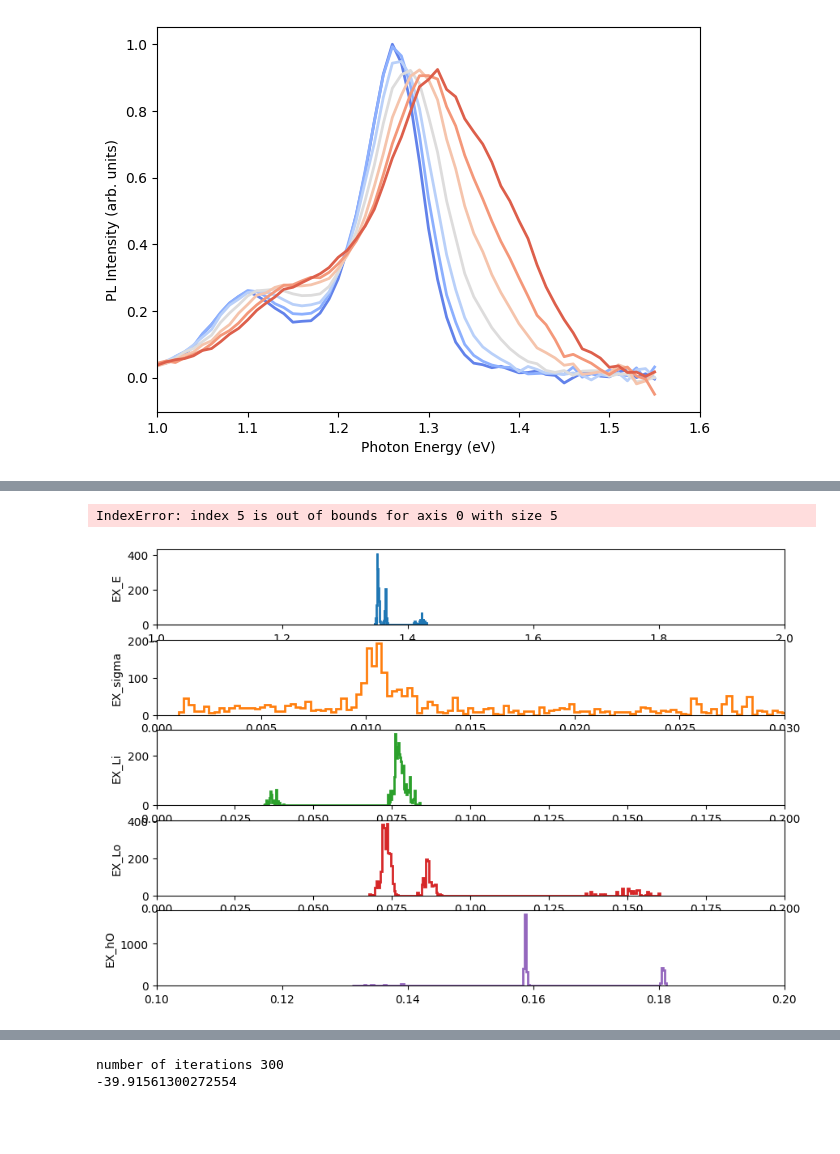
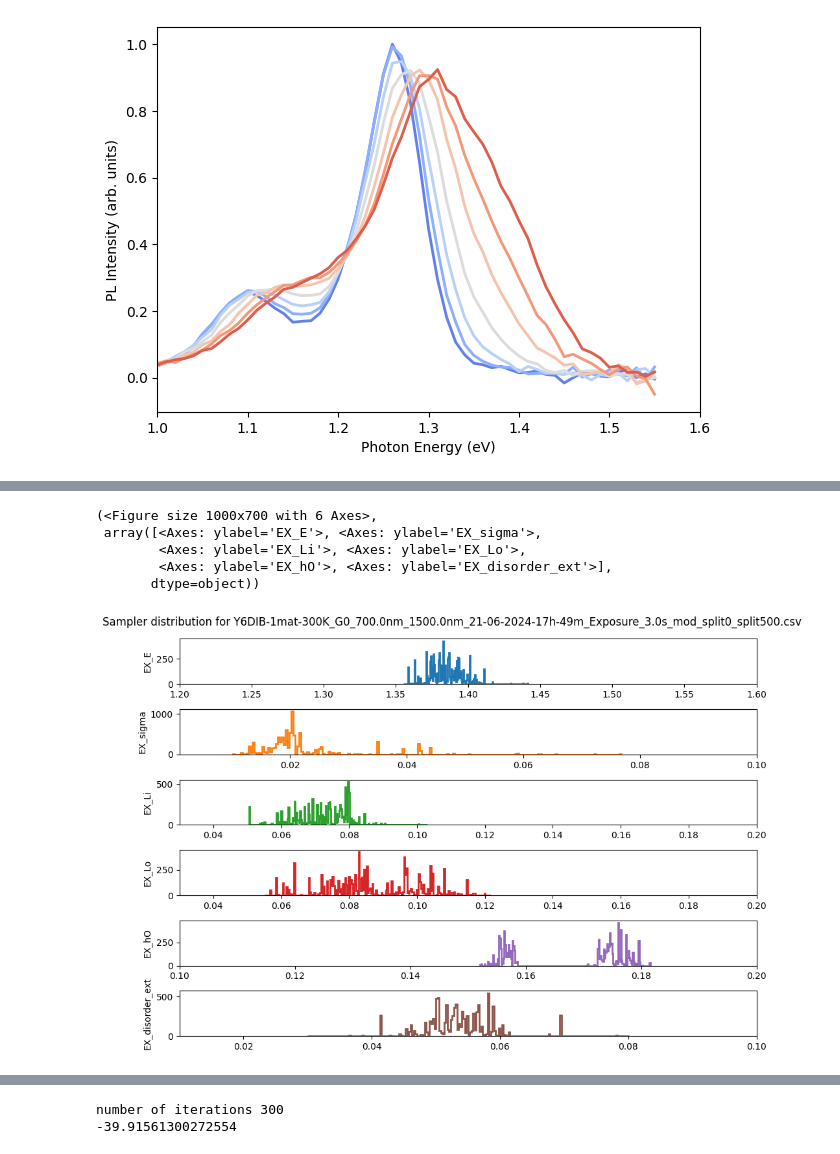
Before and after one commit to mohammedazzouzi15/pl_temp_fit, a Jupyter notebook: notebook/2_analyse_sampling_output_PL.ipynb, the cells around one changed output, grey strips where cells are left out. Cells and saved outputs as stored; diff of their text form; code cells hidden in the pictures; blank space fills up the shorter version.

```diff
--- a/notebook/2_analyse_sampling_output_PL.ipynb
+++ b/notebook/2_analyse_sampling_output_PL.ipynb
@@ -71,5 +66,5 @@ df_all[["csv_name_pl", "num_iteration", "max_log_prob"]]
 # %%
-index_analyse = 4
+index_analyse = 0
 test_id = df_all["test_id"].loc[index_analyse]
 model_config, model_config_save = config_utils.load_model_config(
     test_id, database_folder=databse_path
@@ -151,7 +146,7 @@ ax.set_xlim(1, 1.6)
 (1.0, 1.6)
 [figure]
 # %%
-filter_log_likelihood = "blobs['log_likelihood'] > max(blobs['log_likelihood']) * 3"
+filter_log_likelihood = "blobs['log_likelihood'] > max(blobs['log_likelihood']) * 2"
 
 plot_utils.plot_fit_to_experimental_data(
     model_config_save,
@@ -167,10 +162,14 @@ shape of mean value plot is (61, 7)
 # %%
 importlib.reload(plot_utils)
 plot_utils.plot_distribution(
-    reader, model_config_save, discard=200, filter_log_likelihood=True
+    reader, model_config_save, discard=50, filter_log_likelihood=filter_log_likelihood
 )
 # %% [output]
-IndexError: index 5 is out of bounds for axis 0 with size 5
+(<Figure size 1000x700 with 6 Axes>,
+ array([<Axes: ylabel='EX_E'>, <Axes: ylabel='EX_sigma'>,
+        <Axes: ylabel='EX_Li'>, <Axes: ylabel='EX_Lo'>,
+        <Axes: ylabel='EX_hO'>, <Axes: ylabel='EX_disorder_ext'>],
+       dtype=object))
-[figure, old version]
+[figure, new version]
 # %%
 plot_utils.plot_corner(
```
Also changed, not shown: parts of 9 cells of this notebook, 2 other files.
